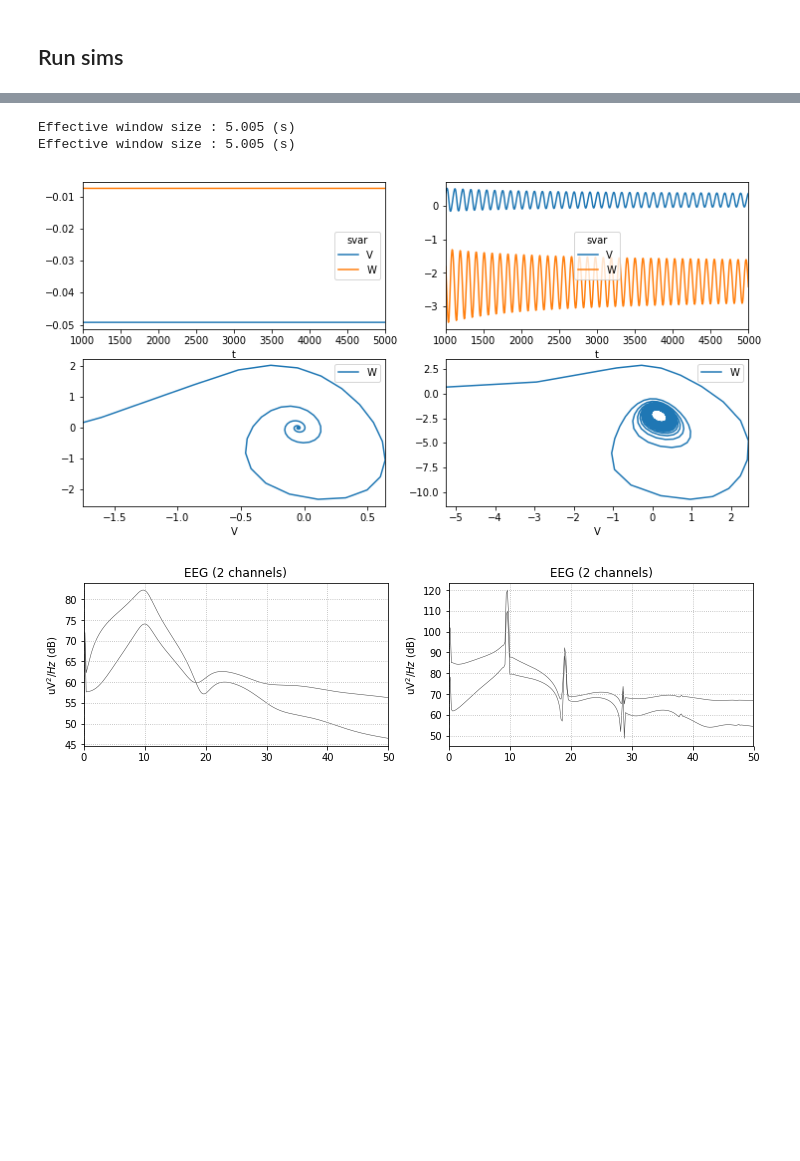
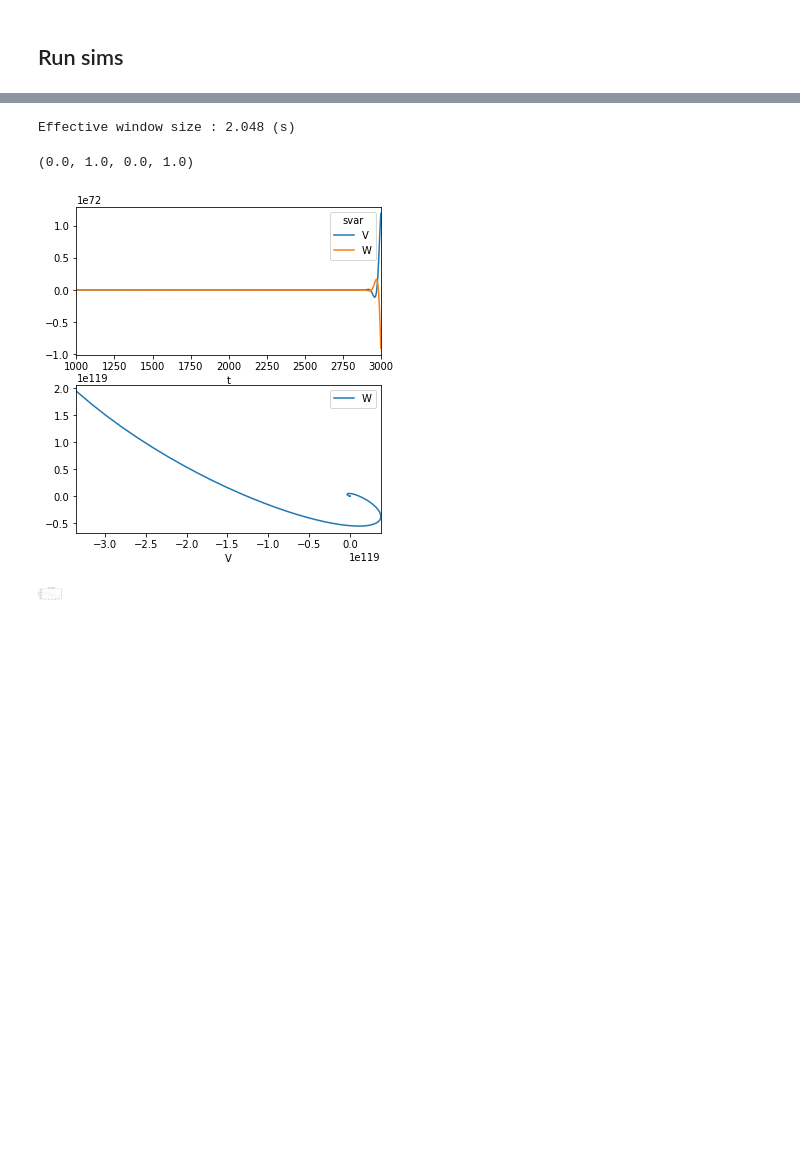
Before and after one commit to GriffithsLab/LabNotebook, a Jupyter notebook: notebooks/exploring_the_g2do_model.ipynb, the cells around one changed output, grey strips where cells are left out. Cells and saved outputs as stored; diff of their text form; code cells hidden in the pictures; blank space fills up the shorter version.

```diff
--- a/notebooks/exploring_the_g2do_model.ipynb
+++ b/notebooks/exploring_the_g2do_model.ipynb
@@ -396,17 +368,21 @@ Effective window size : 5.005 (s)
 # %%
 fig, ax = plt.subplots(ncols=2,nrows=2, figsize=(12,6))
 
-VW_5a.loc[1000:6000].plot(ax=ax[0][0])
-VW_5a.plot(x='V', y='W',ax=ax[1][0])#,xlim=[-5,5], ylim=[-5,5])
+VW_4.loc[1000:3000].plot(ax=ax[0][0]);
+VW_4.plot(x='V', y='W',ax=ax[1][0]);
 
-VW_5b.loc[1000:6000].plot(ax=ax[0][1])
-VW_5b.plot(x='V', y='W',ax=ax[1][1])#,xlim=[-5,5], ylim=[-5,5])
+ax[0][1].axis('off');
+ax[1][1].axis('off');
 
-fig, ax = plt.subplots(ncols=2,nrows=1, figsize=(12,3))
-_ = mne_5a.plot_psd(ax=ax[0],show=False,fmin=0.,fmax=50.);
-_ = mne_5b.plot_psd(ax=ax[1],show=False,fmin=0.,fmax=50.);
+
+fig, ax = plt.subplots(ncols=2,nrows=1, figsize=(12,3));
+_ = mne_4.plot_psd(ax=ax[0],show=False,fmin=0.,fmax=60.);
+
+ax[1].axis('off');
+
+#_ = mne_2b.plot_psd(ax=ax[1],show=False,fmin=0.,fmax=60.);
 # %% [output]
-Effective window size : 5.005 (s)
-Effective window size : 5.005 (s)
+Effective window size : 2.048 (s)
+(0.0, 1.0, 0.0, 1.0)
-[figure, old version]
+[figure, new version]
-[figure, old version]
+[figure, new version]
```
Also changed, not shown: parts of 9 cells of this notebook.
